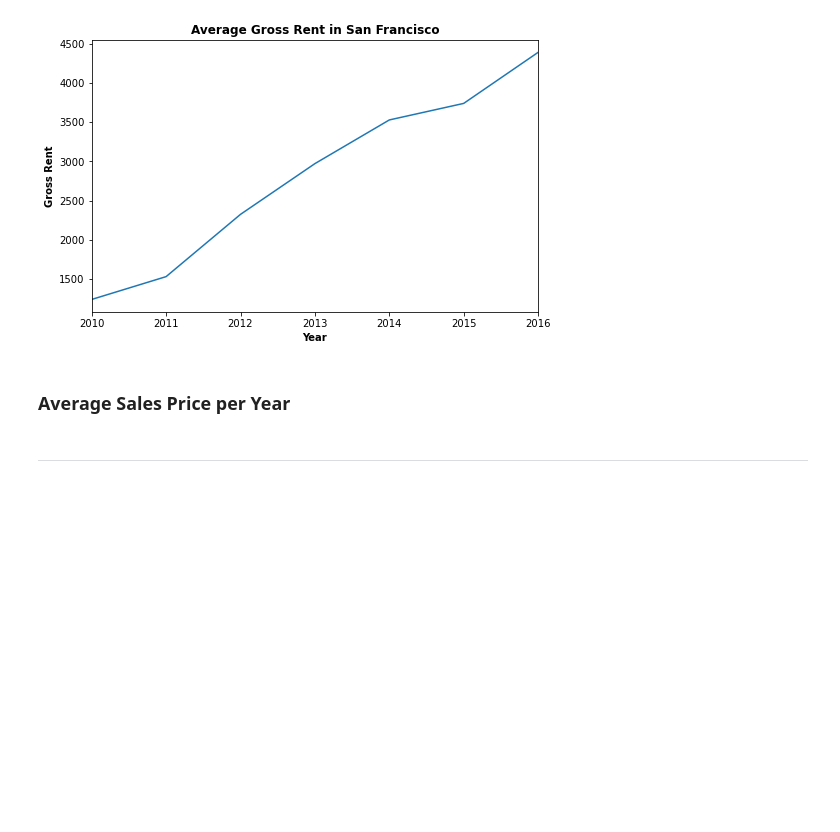
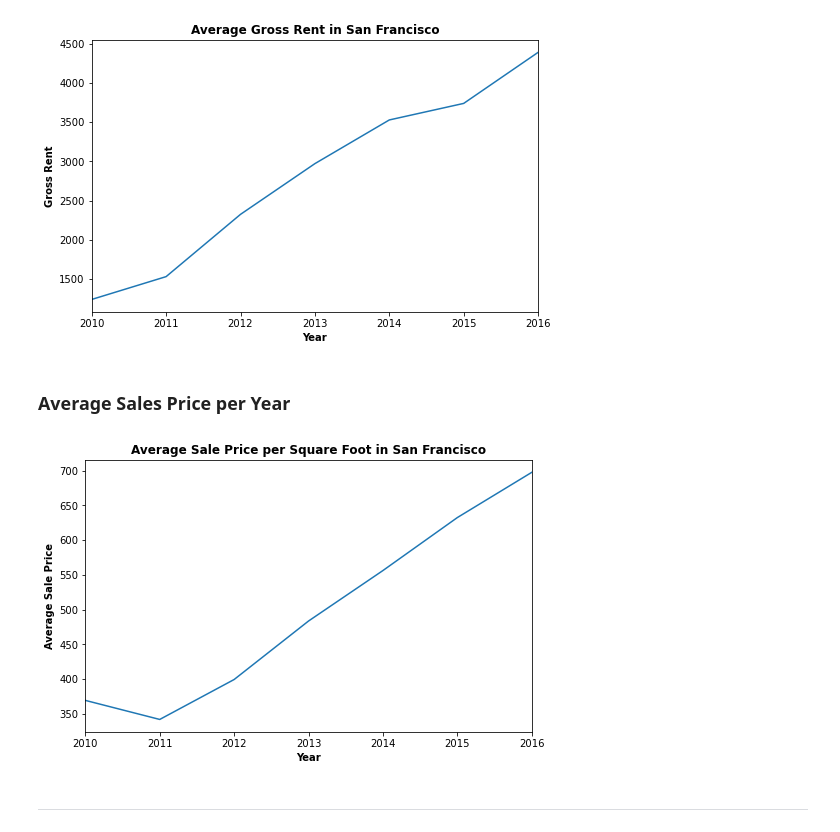
Before and after one commit to jonowens/pythonic_monopoly, a Jupyter notebook: rental_analysis.ipynb, the cells around one changed output. Cells and saved outputs as stored; diff of their text form; code cells hidden in the pictures; blank space fills up the shorter version.

Commit message:
Plot average sale price per square foot.

```diff
--- a/rental_analysis.ipynb
+++ b/rental_analysis.ipynb
@@ -121,3 +117,18 @@ plt.close(fig_price_and_gross_rent)
+# %%
+# Plot the Average Sales Price per Year as a line chart
+fig_sales_price = plt.figure(figsize=(8, 5))
+plt.subplot()
+plt.plot(sfo_data_sale_price_and_gross_rent.index, sfo_data_sale_price_and_gross_rent['sale_price_sqr_foot'])
+plt.title('Average Sale Price per Square Foot in San Francisco', fontweight='bold')
+plt.xlabel('Year', fontweight='bold')
+plt.ylabel('Average Sale Price', fontweight='bold')
+
+plt.xlim(sfo_data_sale_price_and_gross_rent.index.min() , sfo_data_sale_price_and_gross_rent.index.max())
+
+plt.show()
+plt.close(fig_sales_price)
+# %% [output]
+[figure, added]
 # %% [markdown]
 - - -
 # %% [markdown]
```
Also changed, not shown: parts of 2 cells of this notebook.
